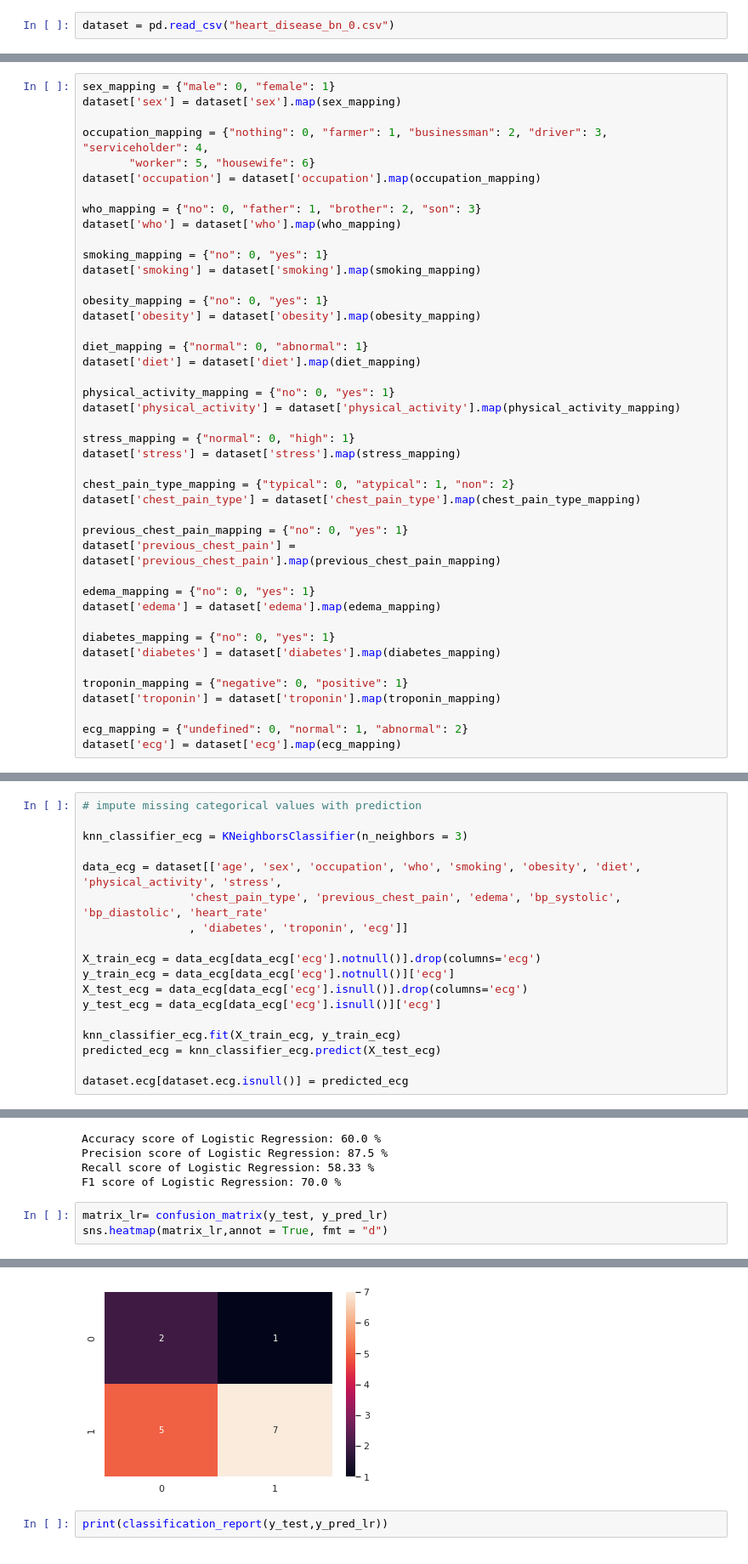
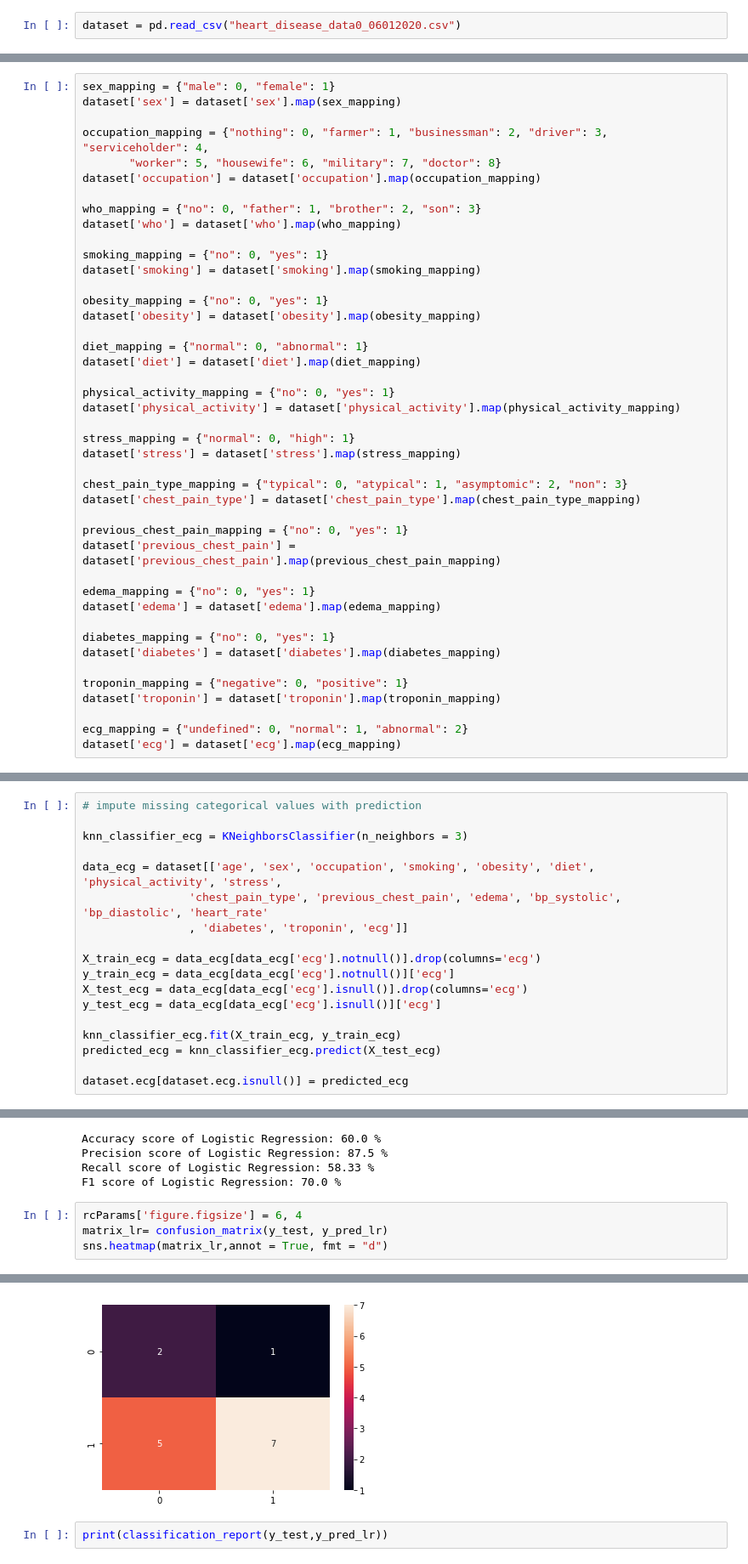
Before and after one commit to ihjohny/Comparative-Study-on-Classification-Algorithms, a Jupyter notebook: thesis.ipynb, the cells around one changed output, grey strips where cells are left out. Shown at 85% size. Saved outputs shown, nothing was run; the diff lists cells and outputs as text.

```diff
--- a/thesis.ipynb
+++ b/thesis.ipynb
@@ -46,7 +43,7 @@ import xgboost as xgb
 # %% [markdown]
 #### dataset import
 # %%
-dataset = pd.read_csv("heart_disease_bn_0.csv")
+dataset = pd.read_csv("heart_disease_data0_06012020.csv")
 # %%
 dataset.shape
 # %% [output]
@@ -107,7 +84,7 @@ sex_mapping = {"male": 0, "female": 1}
 dataset['sex'] = dataset['sex'].map(sex_mapping)
 
 occupation_mapping = {"nothing": 0, "farmer": 1, "businessman": 2, "driver": 3, "serviceholder": 4,
-       "worker": 5, "housewife": 6}
+       "worker": 5, "housewife": 6, "military": 7, "doctor": 8}
 dataset['occupation'] = dataset['occupation'].map(occupation_mapping)
 
 who_mapping = {"no": 0, "father": 1, "brother": 2, "son": 3}
@@ -128,7 +105,7 @@ dataset['physical_activity'] = dataset['physical_activity'].map(physical_activit
 stress_mapping = {"normal": 0, "high": 1}
 dataset['stress'] = dataset['stress'].map(stress_mapping)
 
-chest_pain_type_mapping = {"typical": 0, "atypical": 1, "non": 2}
+chest_pain_type_mapping = {"typical": 0, "atypical": 1, "asymptomic": 2, "non": 3}
 dataset['chest_pain_type'] = dataset['chest_pain_type'].map(chest_pain_type_mapping)
 
 previous_chest_pain_mapping = {"no": 0, "yes": 1}
@@ -190,7 +167,7 @@ dataset.troponin.fillna(dataset.troponin.mode()[0], inplace=True)
 
 knn_classifier_ecg = KNeighborsClassifier(n_neighbors = 3)
 
-data_ecg = dataset[['age', 'sex', 'occupation', 'who', 'smoking', 'obesity', 'diet', 'physical_activity', 'stress',
+data_ecg = dataset[['age', 'sex', 'occupation', 'smoking', 'obesity', 'diet', 'physical_activity', 'stress',
                 'chest_pain_type', 'previous_chest_pain', 'edema', 'bp_systolic', 'bp_diastolic', 'heart_rate'
                 , 'diabetes', 'troponin', 'ecg']]
 
@@ -460,11 +437,12 @@ Precision score of Logistic Regression: 87.5 %
 Recall score of Logistic Regression: 58.33 %
 F1 score of Logistic Regression: 70.0 %
 # %%
+rcParams['figure.figsize'] = 6, 4
 matrix_lr= confusion_matrix(y_test, y_pred_lr)
 sns.heatmap(matrix_lr,annot = True, fmt = "d")
 # %% [output]
 <matplotlib.axes._subplots.AxesSubplot at 0x...>
-[figure, old version]
+[figure, new version]
 # %%
 print(classification_report(y_test,y_pred_lr))
 # %% [output]
```
Also changed, not shown: parts of 30 cells of this notebook, 2 other files.
